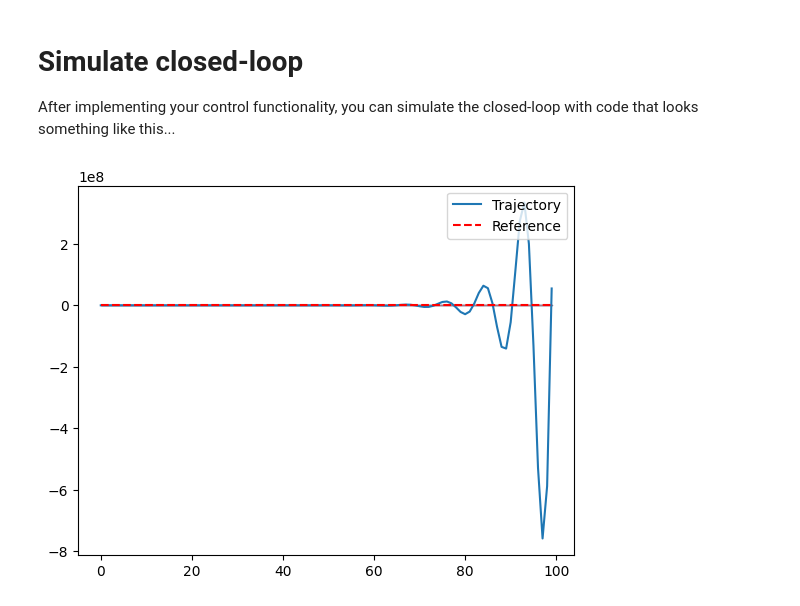
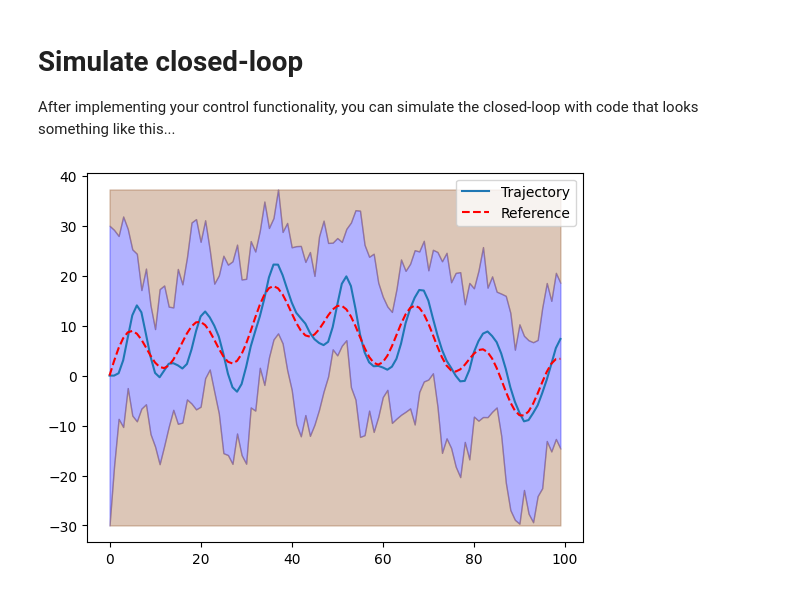
Before and after one commit to mollyr2112/b1-coding-practical-mt24, a Jupyter notebook: notebooks/demo.ipynb, the cells around one changed output. Saved outputs shown, nothing was run; the diff lists cells and outputs as text; code cells hidden in the pictures.

Commit message:
removed my_controller arguments

```diff
--- a/notebooks/demo.ipynb
+++ b/notebooks/demo.ipynb
@@ -14,15 +41,15 @@ After implementing your control functionality, you can simulate the closed-loop
 # %%
 # Import relevant modules
 from uuv_mission.dynamic import Submarine, Controller, ClosedLoop, Mission
 sub = Submarine()
 # Instantiate your controller (depending on your implementation)
 Kd = 0.6
 Kp = 0.15
 my_controller = Controller(Kd, Kp)
 closed_loop = ClosedLoop(sub, my_controller)
 mission = Mission.from_csv("../data/mission.csv") # You must implement this method in the Mission class
 
-trajectory = closed_loop.simulate_with_random_disturbances(mission, my_controller)
+trajectory = closed_loop.simulate_with_random_disturbances(mission)
 trajectory.plot_completed_mission(mission)
 # %% [output]
-[figure, old version]
+[figure, new version]
```
Also changed, not shown: parts of 1 cell of this notebook, 2 other files.
